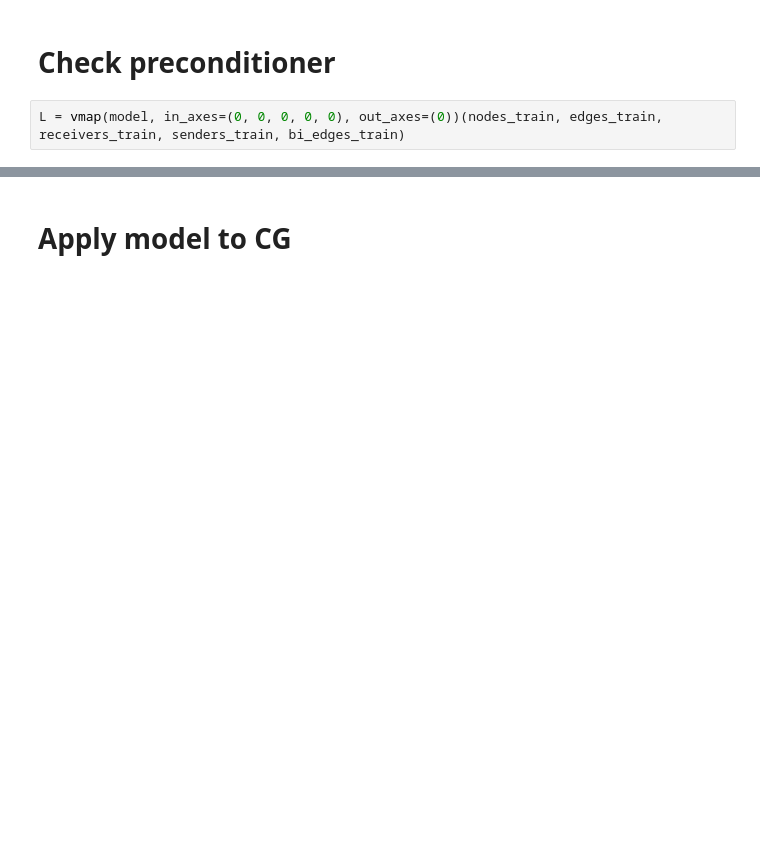
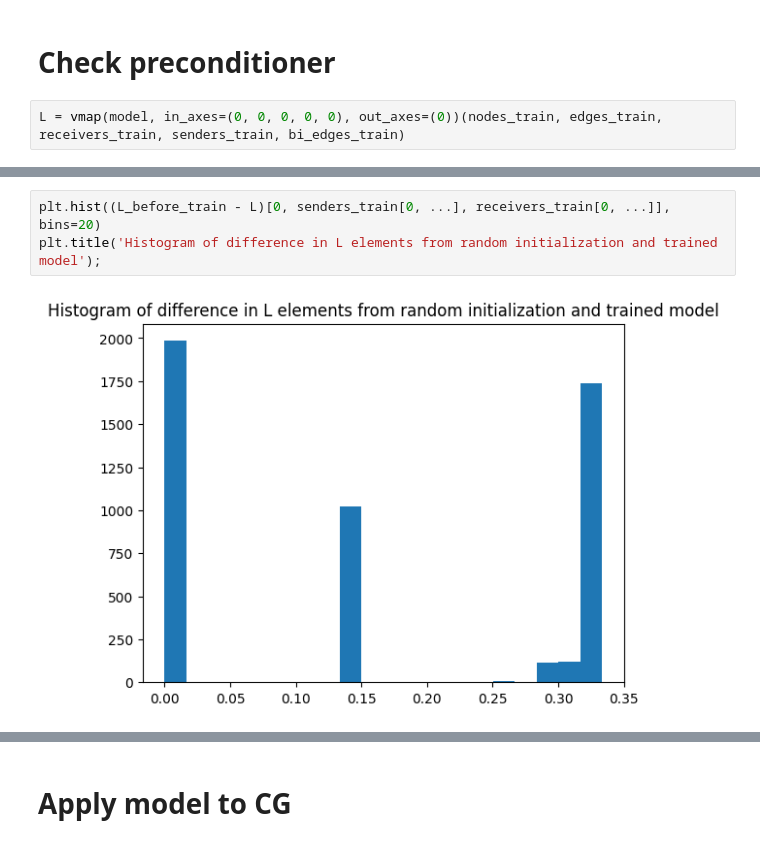
Before and after one commit to vltrifonov/PreCorrector, a Jupyter notebook: experiments/Poisson2D.ipynb, the cells around one changed output, grey strips where cells are left out. Saved outputs shown, nothing was run; the diff lists cells and outputs as text; blank space fills up the shorter version.

```diff
--- a/experiments/Poisson2D.ipynb
+++ b/experiments/Poisson2D.ipynb
@@ -230,0 +153,5 @@ LLT^(-1)
+# %%
+plt.hist((L_before_train - L)[0, senders_train[0, ...], receivers_train[0, ...]], bins=20)
+plt.title('Histogram of difference in L elements from random initialization and trained model');
+# %% [output]
+[figure, added]
```
Also changed, not shown: parts of 39 cells of this notebook, 5 other files.
